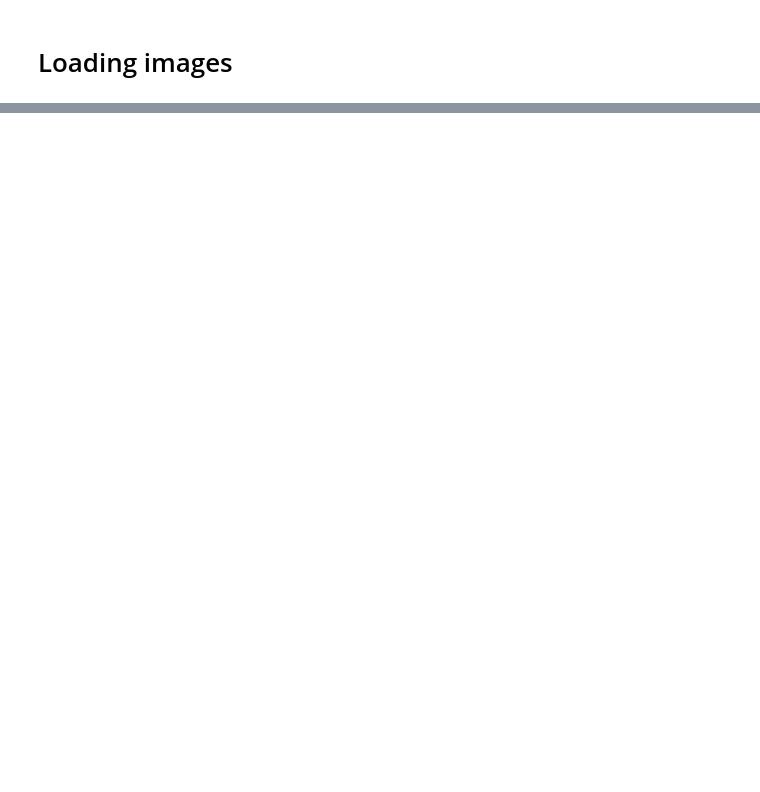
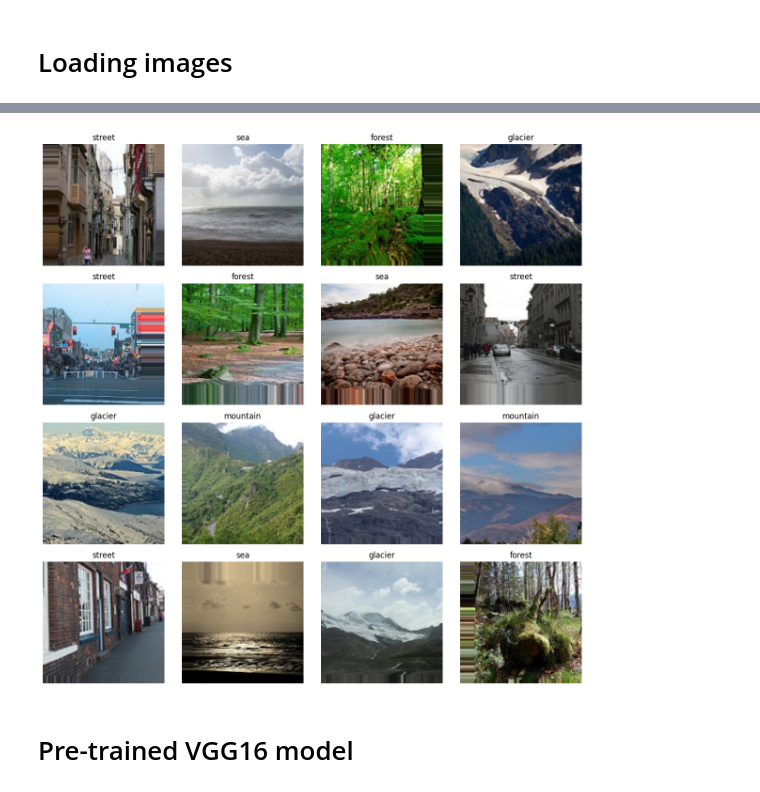
Before and after one commit to lorrespz/Image-Classification-Collection, a Jupyter notebook: natural-scenes-classification-resnet50-others.ipynb, the cells around one changed output, grey strips where cells are left out. Saved outputs shown, nothing was run; the diff lists cells and outputs as text; code cells hidden in the pictures; blank space fills up the shorter version.

```diff
--- a/natural-scenes-classification-resnet50-others.ipynb
+++ b/natural-scenes-classification-resnet50-others.ipynb
@@ -109,0 +86,6 @@ Name: count, dtype: int64
+# %%
+labels = {value: key for key, value in train_generator.class_indices.items()}
+
+print("Label Mappings for classes \n")
+for key, value in labels.items():
+    print(f"{key} : {value}")
@@ -109,0 +101,18 @@ Name: count, dtype: int64
+# %%
+fig, ax = plt.subplots(nrows=4, ncols=4, figsize=(12, 12))
+idx = 0
+
+for i in range(4):
+    for j in range(4):
+        label = labels[np.argmax(train_generator[0][1][idx])]
+        ax[i, j].set_title(f"{label}")
+        ax[i, j].imshow(train_generator[0][0][idx][:, :, :])
+        ax[i, j].axis("off")
+        idx += 1
+
+plt.tight_layout()
+plt.show()
+# %% [output]
+[figure, added]
+# %% [markdown]
+# Pre-trained VGG16 model
```
Also changed, not shown: parts of 18 cells of this notebook.
